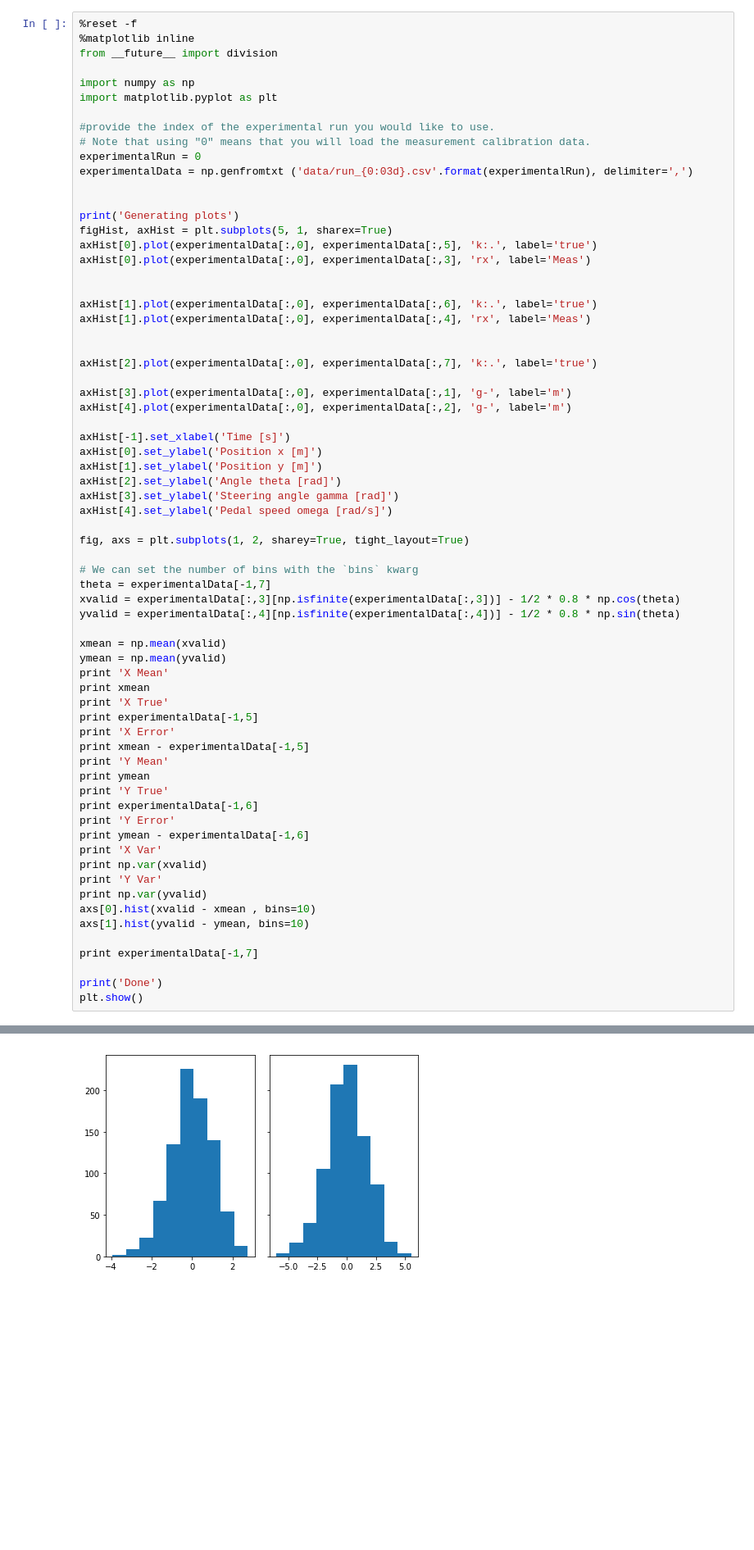
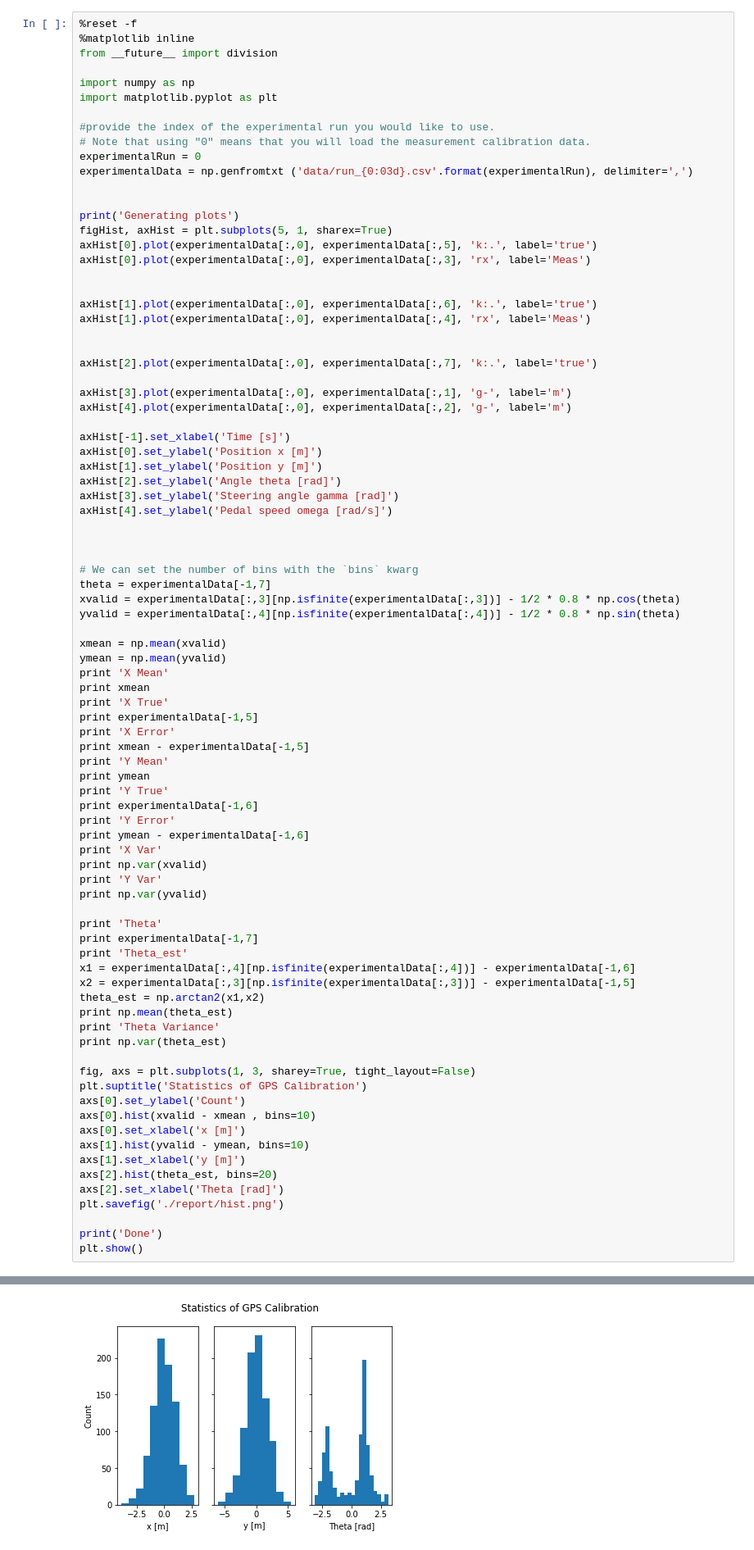
Before and after one commit to nerdynucleon/ME233HW5, a Jupyter notebook: GPScharcterize.ipynb, the cells around one changed output, grey strips where cells are left out. Shown: that part at 82% size. Cells and saved outputs as stored; diff of their text form; blank space fills up the shorter version.

Commit message:
Finalize report, final tweaks on gains, roughening and noise

```diff
--- a/GPScharcterize.ipynb
+++ b/GPScharcterize.ipynb
@@ -34,7 +34,7 @@ axHist[2].set_ylabel('Angle theta [rad]')
 axHist[3].set_ylabel('Steering angle gamma [rad]')
 axHist[4].set_ylabel('Pedal speed omega [rad/s]')
 
-fig, axs = plt.subplots(1, 2, sharey=True, tight_layout=True)
+
 
 # We can set the number of bins with the `bins` kwarg
 theta = experimentalData[-1,7]
@@ -59,10 +59,27 @@ print 'X Var'
 print np.var(xvalid)
 print 'Y Var'
 print np.var(yvalid)
+
+print 'Theta'
+print experimentalData[-1,7]
+print 'Theta_est'
+x1 = experimentalData[:,4][np.isfinite(experimentalData[:,4])] - experimentalData[-1,6]
+x2 = experimentalData[:,3][np.isfinite(experimentalData[:,3])] - experimentalData[-1,5]
+theta_est = np.arctan2(x1,x2)
+print np.mean(theta_est)
+print 'Theta Variance'
+print np.var(theta_est)
+
+fig, axs = plt.subplots(1, 3, sharey=True, tight_layout=False)
+plt.suptitle('Statistics of GPS Calibration')
+axs[0].set_ylabel('Count')
 axs[0].hist(xvalid - xmean , bins=10)
+axs[0].set_xlabel('x [m]')
 axs[1].hist(yvalid - ymean, bins=10)
-
-print experimentalData[-1,7]
+axs[1].set_xlabel('y [m]')
+axs[2].hist(theta_est, bins=20)
+axs[2].set_xlabel('Theta [rad]')
+plt.savefig('./report/hist.png')
 
 print('Done')
 plt.show()
@@ -88,6 +103,6 @@ Y Var
 Done
 [figure]
-[figure, old version]
+[figure, new version]
 # %%
 x = 0.0
 y = 0.0
```
Also changed, not shown: parts of 2 cells of this notebook, 6 other files.
